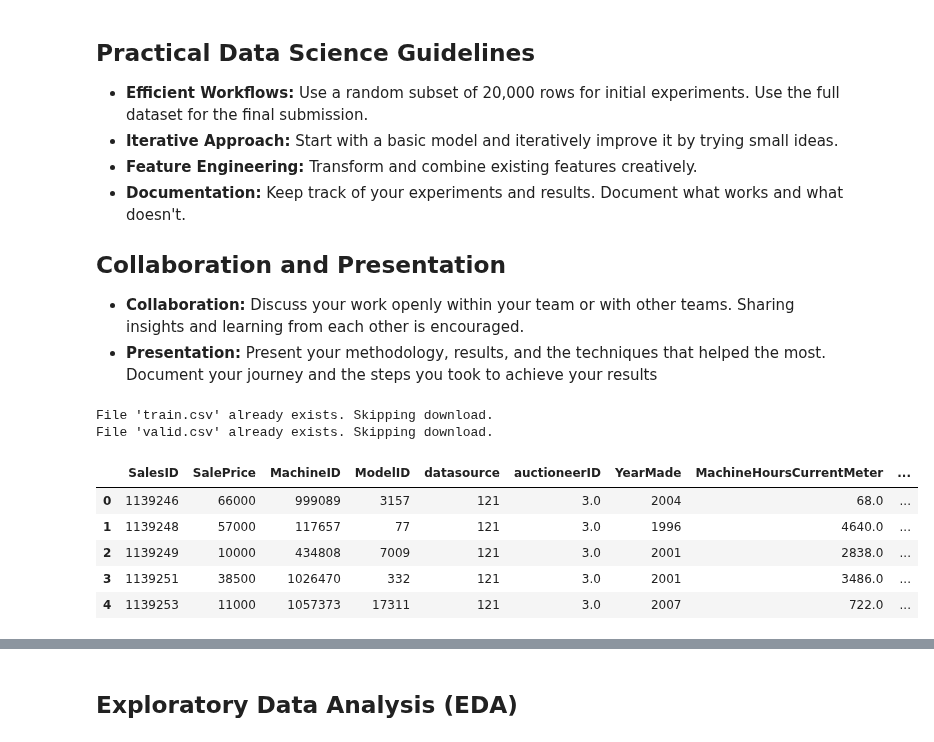
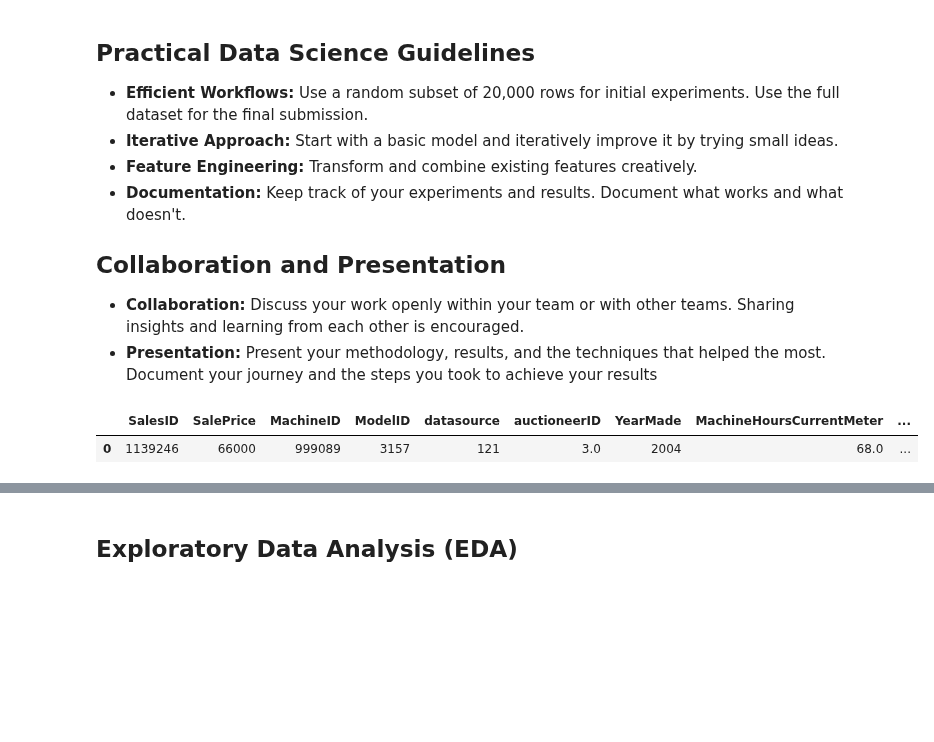
Before and after one commit to IlyaZutler/Project_2-Trucks, a Jupyter notebook: DM _ Project_2_1_2.ipynb, the cells around one changed output, grey strips where cells are left out. Drawn from its saved outputs; the diff is of its cells as text; code cells hidden in the pictures; blank space fills up the shorter version.

```diff
--- a/DM _ Project_2_1_2.ipynb
+++ b/DM _ Project_2_1_2.ipynb
@@ -91,13 +91,8 @@ download_from_gdrive(valid, 'valid.csv')
 
 df = pd.read_csv('train.csv')
 df_valid = pd.read_csv('valid.csv')
-df.head()
-# %% [output]
-File 'train.csv' already exists. Skipping download.
-File 'valid.csv' already exists. Skipping download.
-|  | SalesID | SalePrice | MachineID | ModelID | datasource | auctioneerID | YearMade | MachineHoursCurrentMeter | ... |
-| 0 | 1139246 | 66000 | 999089 | 3157 | 121 | 3.0 | 2004 | 68.0 | ... |
-| 1 | 1139248 | 57000 | 117657 | 77 | 121 | 3.0 | 1996 | 4640.0 | ... |
-| 2 | 1139249 | 10000 | 434808 | 7009 | 121 | 3.0 | 2001 | 2838.0 | ... |
-| 3 | 1139251 | 38500 | 1026470 | 332 | 121 | 3.0 | 2001 | 3486.0 | ... |
-| 4 | 1139253 | 11000 | 1057373 | 17311 | 121 | 3.0 | 2007 | 722.0 | ... |
+# %%
+df.head(1)
+# %% [output]
+|  | SalesID | SalePrice | MachineID | ModelID | datasource | auctioneerID | YearMade | MachineHoursCurrentMeter | ... |
+| 0 | 1139246 | 66000 | 999089 | 3157 | 121 | 3.0 | 2004 | 68.0 | ... |
```
Also changed, not shown: parts of 17 cells of this notebook.
